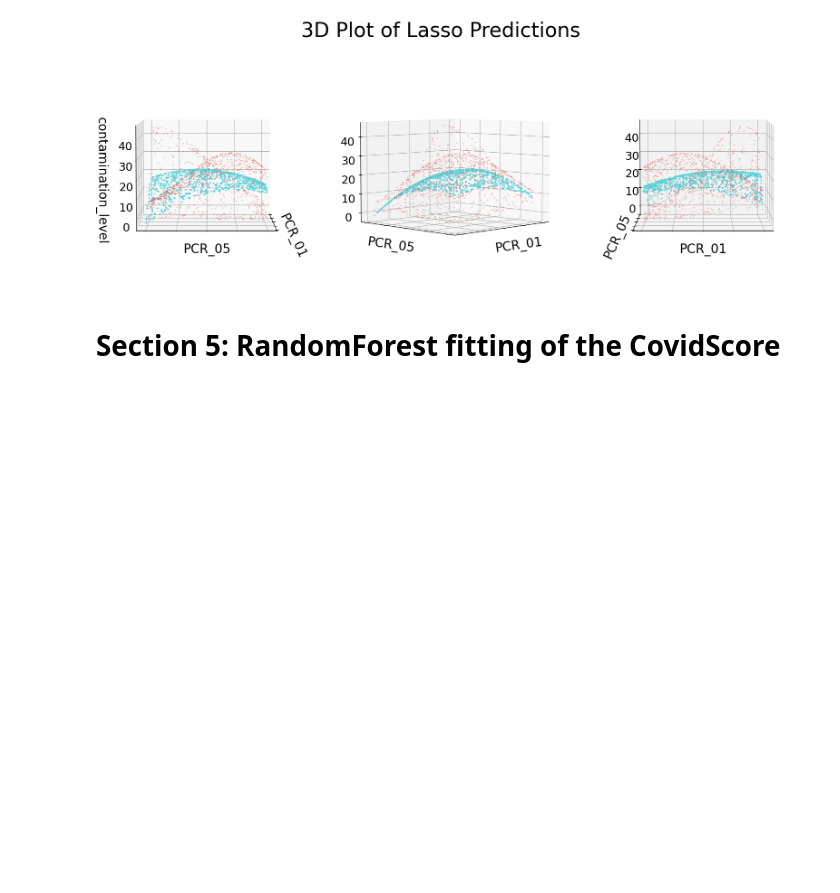
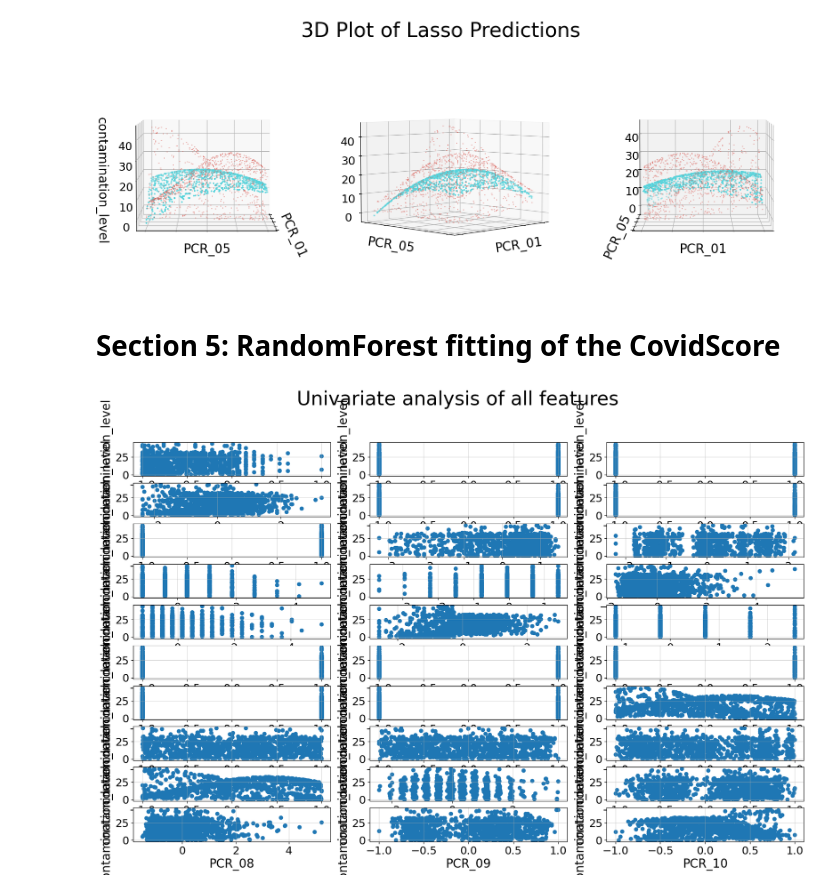
Before and after one commit to Ofir-Manor/Long3, a Jupyter notebook: 316084623-311288203.ipynb, the cells around one changed output. Saved outputs shown, nothing was run; the diff lists cells and outputs as text; code cells hidden in the pictures; blank space fills up the shorter version.

```diff
--- a/316084623-311288203.ipynb
+++ b/316084623-311288203.ipynb
@@ -425,2 +425,5 @@ print(f"The optimal alpha for the modified data set is {opt_alpha} which achieve
 # %% [output]
 The optimal alpha for the modified data set is 0.01373823795883263 which achieved a training loss of -89.70825393871756 and a validation loss of -91.00005424590039
+# %%
+poly_lasso_regressor = Lasso(alpha = opt_alpha_poly, fit_intercept=True)
+lasso_regressor.fit(train_X, train_y)
@@ -446,3 +451,22 @@ from sklearn.compose import ColumnTransformer
 
 train_cpy = train.copy()
 test_cpy = test.copy()
+# %%
+# Here we shall do a univariate analysis of all fetures, with that we shall decide which features shoul dbe transformed by which feature mapping
+'''
+columns = train_X.columns.values
+
+fig, axs = plt.subplots(10, 3, figsize=(20, 12))
+plt.suptitle(f"Univariate analysis of all features", fontsize=32)
+#plt.tight_layout()
+#fig.subplots_adjust(hspace=0.5, top=0.9)
+axs = np.ravel(axs)
+
+for i, feat in enumerate(columns):
+    axs[i].scatter(x=train_X[feat], y=train_y)
+    axs[i].grid(alpha = 0.5)
+    axs[i].set_xlabel(feat)
+    axs[i].set_ylabel('contamination_level')
+'''
+# %% [output]
+[figure, added]
```
Also changed, not shown: parts of 6 cells of this notebook, 1 other file.
